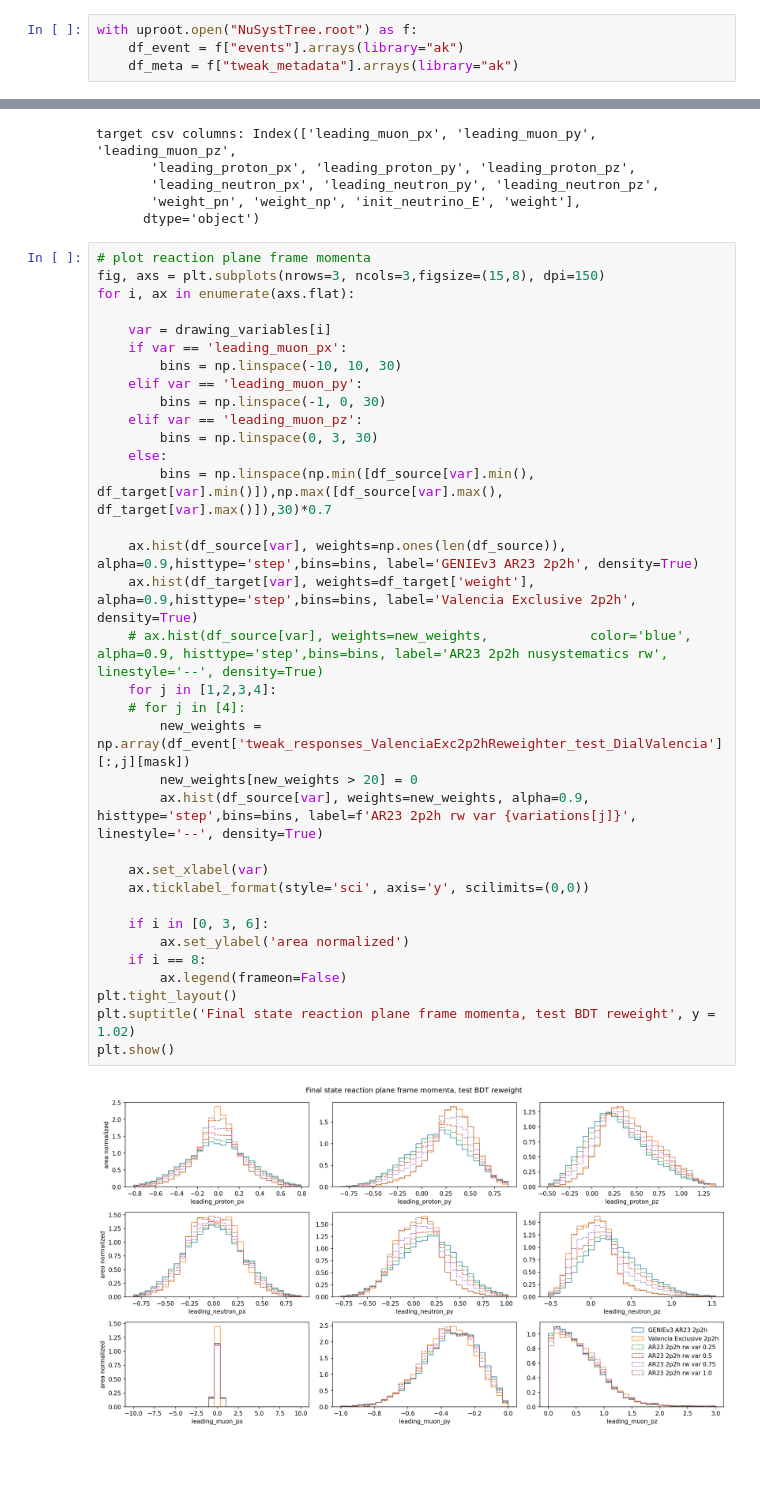
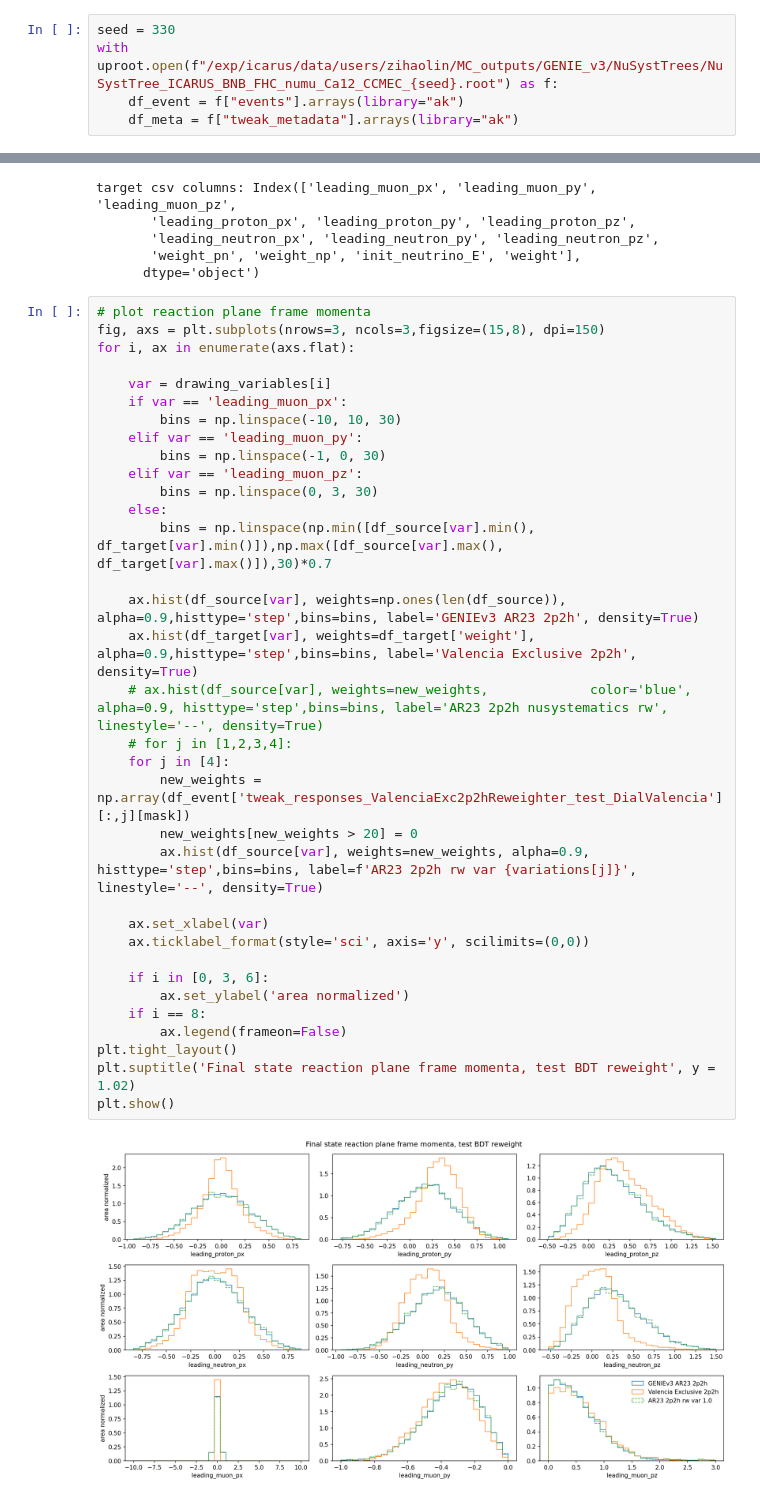
Before and after one commit to zihaolin2000/BDTReweight, a Jupyter notebook: examples/Valencia_2p2h_nusystematics_DialValidation.ipynb, the cells around one changed output, grey strips where cells are left out. Saved outputs shown, nothing was run; the diff lists cells and outputs as text; blank space fills up the shorter version.

Commit message:
Validate nusystematics normalization scale factor using 3M CCMEC events

```diff
--- a/examples/Valencia_2p2h_nusystematics_DialValidation.ipynb
+++ b/examples/Valencia_2p2h_nusystematics_DialValidation.ipynb
@@ -47,7 +47,8 @@ See export_reweighter_json() at json_reweighter.py.
 
 The dumped NuSystTree.root contains bdt weights at different variations and physical quantities extracted from GENIE Ghep record.
 # %%
-with uproot.open("NuSystTree.root") as f:
+seed = 330
+with uproot.open(f"/exp/icarus/data/users/zihaolin/MC_outputs/GENIE_v3/NuSystTrees/NuSystTree_ICARUS_BNB_FHC_numu_Ca12_CCMEC_{seed}.root") as f:
     df_event = f["events"].arrays(library="ak")
     df_meta = f["tweak_metadata"].arrays(library="ak")
 # %%
@@ -371,33 +372,33 @@ fig, axs = plt.subplots(nrows=3, ncols=3,figsize=(15,8), dpi=150)
 for i, ax in enumerate(axs.flat):
 
     var = drawing_variables[i]
     if var == 'leading_muon_px':
         bins = np.linspace(-10, 10, 30)
     elif var == 'leading_muon_py':
         bins = np.linspace(-1, 0, 30)
     elif var == 'leading_muon_pz':
         bins = np.linspace(0, 3, 30)
     else:
         bins = np.linspace(np.min([df_source[var].min(), df_target[var].min()]),np.max([df_source[var].max(), df_target[var].max()]),30)*0.7
 
     ax.hist(df_source[var], weights=np.ones(len(df_source)), alpha=0.9,histtype='step',bins=bins, label='GENIEv3 AR23 2p2h', density=True)
     ax.hist(df_target[var], weights=df_target['weight'], alpha=0.9,histtype='step',bins=bins, label='Valencia Exclusive 2p2h', density=True)
     # ax.hist(df_source[var], weights=new_weights,             color='blue', alpha=0.9, histtype='step',bins=bins, label='AR23 2p2h nusystematics rw', linestyle='--', density=True)
-    for j in [1,2,3,4]:
-    # for j in [4]:
+    # for j in [1,2,3,4]:
+    for j in [4]:
         new_weights = np.array(df_event['tweak_responses_ValenciaExc2p2hReweighter_test_DialValencia'][:,j][mask])
         new_weights[new_weights > 20] = 0
         ax.hist(df_source[var], weights=new_weights, alpha=0.9, histtype='step',bins=bins, label=f'AR23 2p2h rw var {variations[j]}', linestyle='--', density=True)
 
     ax.set_xlabel(var)
     ax.ticklabel_format(style='sci', axis='y', scilimits=(0,0))
 
     if i in [0, 3, 6]:
         ax.set_ylabel('area normalized')
     if i == 8:
         ax.legend(frameon=False)
 plt.tight_layout()
 plt.suptitle('Final state reaction plane frame momenta, test BDT reweight', y = 1.02)
 plt.show()
 # %% [output]
-[figure, old version]
+[figure, new version]
```
Also changed, not shown: parts of 9 cells of this notebook.
